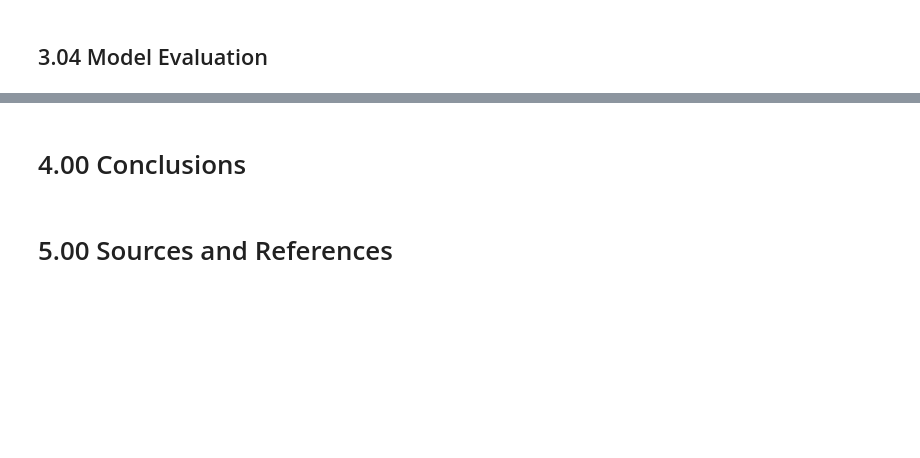
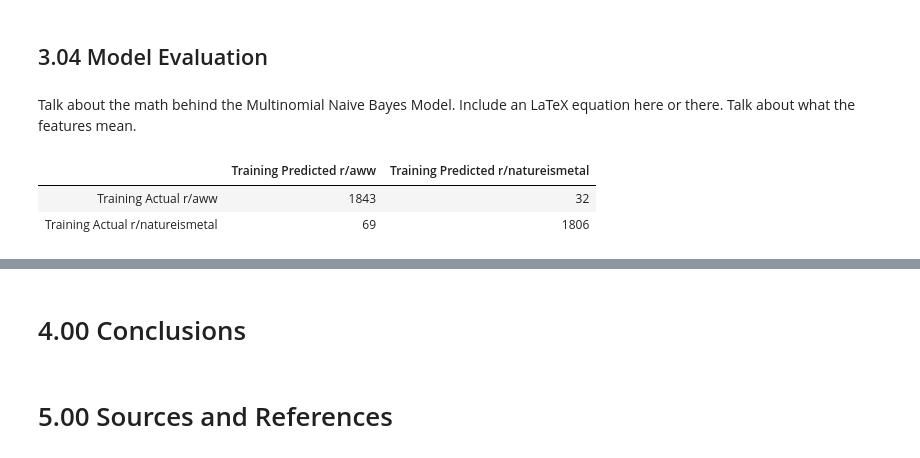
Before and after one commit to chriskuz/reddit_project, a Jupyter notebook: code/project_3_main.ipynb, the cells around one changed output, grey strips where cells are left out. Saved outputs shown, nothing was run; the diff lists cells and outputs as text; code cells hidden in the pictures; blank space fills up the shorter version.

Commit message:
Must grab coefficients asap. Modleing sections almost done. Must tlak about models briefly and also talk a lot about the chosen models

```diff
--- a/code/project_3_main.ipynb
+++ b/code/project_3_main.ipynb
@@ -827,3 +833,23 @@ With all model accuracy measures shown above, our best performing model, with an
 # %% [markdown]
 ## 3.04 Model Evaluation
+# %% [markdown]
+Talk about the math behind the Multinomial Naive Bayes Model. Include an LaTeX equation here or there. Talk about what the features mean.
+# %%
+#Training Confusion Matrix
+tvec_mnb_params = {
+    'tvec__max_features': [6000],
+    'tvec__ngram_range': [(1,1)],
+    'tvec__stop_words':[None],
+
+    'mnb__alpha': [0.3]
+}
+tvec_mnb_cv.fit(X_train, y_train)
+trainpred = tvec_mnb_cv.predict(X_train)
+traincm = confusion_matrix(y_train, trainpred)
+cm_df = pd.DataFrame(traincm, columns=['Training Predicted r/aww', 'Training Predicted r/natureismetal'], index=['Training Actual r/aww', 'Training Actual r/natureismetal'])
+cm_df
+# %% [output]
+|  | Training Predicted r/aww | Training Predicted r/natureismetal |
+| Training Actual r/aww | 1843 | 32 |
+| Training Actual r/natureismetal | 69 | 1806 |
 # %%
```
Also changed, not shown: parts of 6 cells of this notebook.
